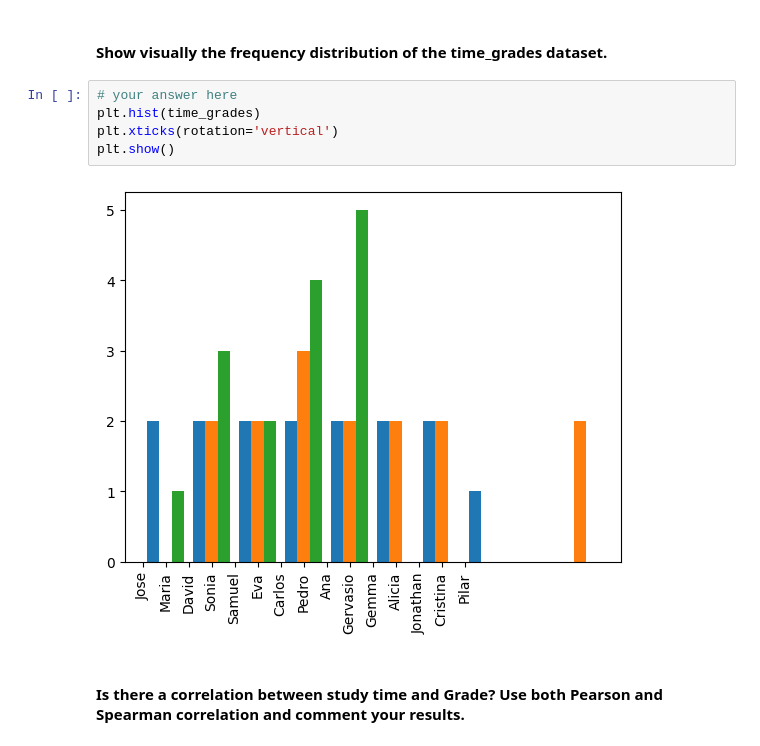
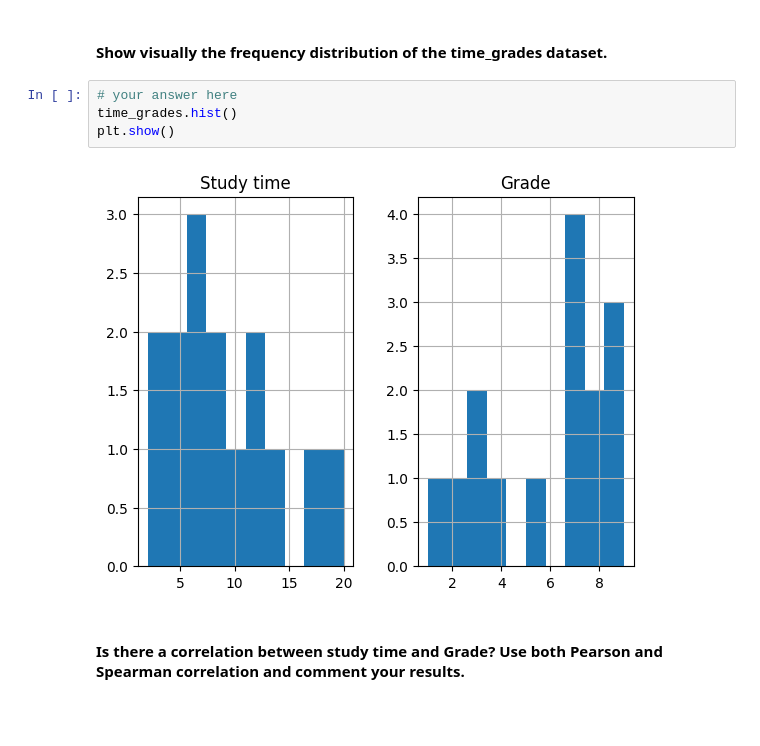
Before and after one commit to ta-data-lis/lab-pivot-table-and-correlation, a Jupyter notebook: your_code/main.ipynb, the cells around one changed output. Drawn from its saved outputs; the diff is of its cells as text; blank space fills up the shorter version.

```diff
--- a/your_code/main.ipynb
+++ b/your_code/main.ipynb
@@ -292,11 +292,10 @@ time_grades.head()
 #### Show visually the frequency distribution of the time_grades dataset.
 # %%
 # your answer here
-plt.hist(time_grades)
-plt.xticks(rotation='vertical')
+time_grades.hist()
 plt.show()
 # %% [output]
-[figure, old version]
+[figure, new version]
 # %% [markdown]
 #### Is there a correlation between study time and Grade? Use both Pearson and Spearman correlation and comment your results.
 # %%
```
